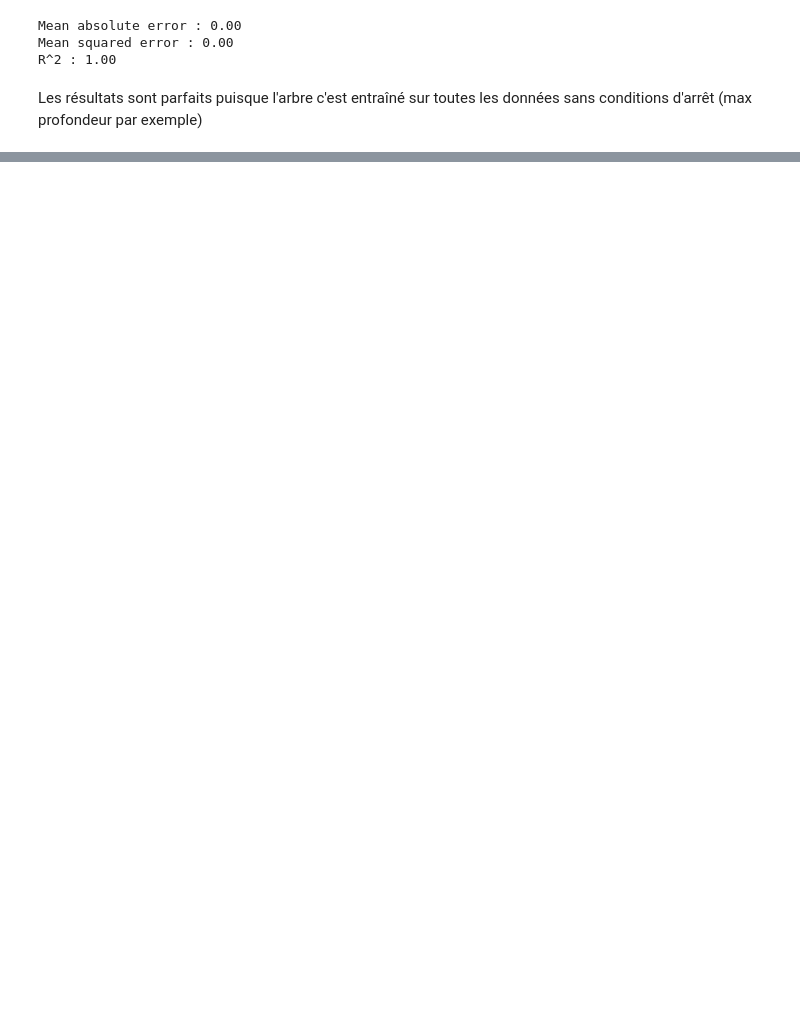
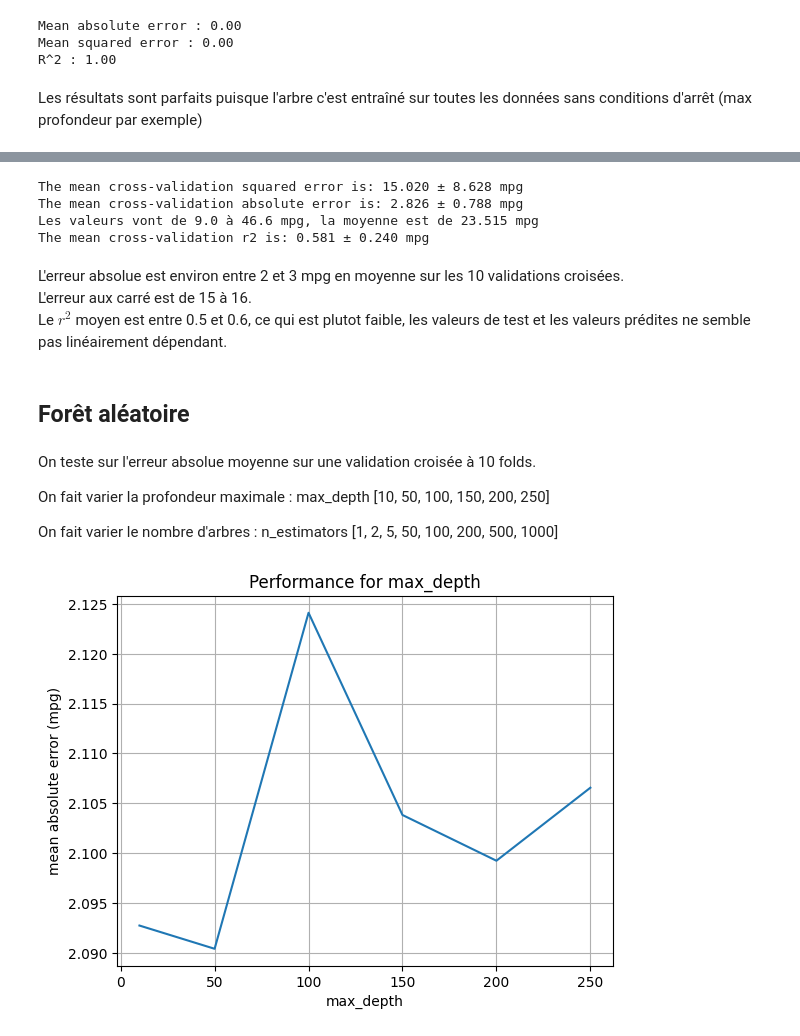
Before and after one commit to Hamza-ABDOULHOUSSEN/Clustering_TP_2022_2023, a Jupyter notebook: 2_Regression.ipynb, the cells around one changed output, grey strips where cells are left out. Cells and saved outputs as stored; diff of their text form; code cells hidden in the pictures; blank space fills up the shorter version.

```diff
--- a/2_Regression.ipynb
+++ b/2_Regression.ipynb
@@ -222,0 +143,75 @@ Les résultats sont parfaits puisque l'arbre c'est entraîné sur toutes les don
+# %%
+from sklearn.model_selection import cross_validate
+
+cv_results = cross_validate(model, X, y, cv=10, scoring=['neg_mean_squared_error', 'neg_mean_absolute_error', 'r2'])
+
+mean_squared_error = -cv_results['test_neg_mean_squared_error']
+mean_absolute_error = -cv_results['test_neg_mean_absolute_error']
+r2 = cv_results['test_r2']
+
+print("The mean cross-validation squared error is: "
+      f"{mean_squared_error.mean():.3f} ± {mean_squared_error.std():.3f} mpg")
+
+print("The mean cross-validation absolute error is: "
+      f"{mean_absolute_error.mean():.3f} ± {mean_absolute_error.std():.3f} mpg")
+
+print(f"Les valeurs vont de {min(y)} à {max(y)} mpg, la moyenne est de {y.mean():.3f} mpg")
+
+print("The mean cross-validation r2 is: "
+      f"{r2.mean():.3f} ± {r2.std():.3f} mpg")
+# %% [output]
+The mean cross-validation squared error is: 15.020 ± 8.628 mpg
+The mean cross-validation absolute error is: 2.826 ± 0.788 mpg
+Les valeurs vont de 9.0 à 46.6 mpg, la moyenne est de 23.515 mpg
+The mean cross-validation r2 is: 0.581 ± 0.240 mpg
+# %% [markdown]
+L'erreur absolue est environ entre 2 et 3 mpg en moyenne sur les 10 validations croisées.
+L'erreur aux carré est de 15 à 16.
+Le $r^2$ moyen est entre 0.5 et 0.6, ce qui est plutot faible, les valeurs de test et les valeurs prédites ne semble pas linéairement dépendant.
+# %% [markdown]
+## Forêt aléatoire
+# %% [markdown]
+On teste sur l'erreur absolue moyenne sur une validation croisée à 10 folds.
+
+On fait varier la profondeur maximale :
+max_depth [10, 50, 100, 150, 200, 250]
+
+On fait varier le nombre d'arbres :
+n_estimators [1, 2, 5, 50, 100, 200, 500, 1000]
+# %%
+# On traite les données manquantes pour ne pas avoir à le faire à chaque fois
+
+imputer = SimpleImputer(missing_values=np.nan, strategy='mean')
+X_imputed = imputer.fit_transform(X)
+X_imputed = pd.DataFrame(X_imputed, columns=X.columns)
+# %%
+from sklearn.ensemble import RandomForestRegressor
+
+max_depth_list = [10, 50, 100, 150, 200, 250]
+
+mean_squared_error = []
+mean_absolute_error = []
+r2 = []
+
+for max_depth in max_depth_list:
+    model = RandomForestRegressor(max_depth=max_depth)
+
+    cv_results = cross_validate(model, X_imputed, y, cv=10, scoring=['neg_mean_squared_error', 'neg_mean_absolute_error', 'r2'])
+
+    mean_squared_error_test = -cv_results['test_neg_mean_squared_error']
+    mean_absolute_error_test = -cv_results['test_neg_mean_absolute_error']
+    r2_test = cv_results['test_r2']
+
+    mean_squared_error.append(mean_squared_error_test.mean())
+    mean_absolute_error.append(mean_absolute_error_test.mean())
+    r2.append(r2_test.mean())
+
+plt.clf()
+plt.plot(max_depth_list, mean_absolute_error)
+plt.title('Performance for max_depth')
+plt.xlabel('max_depth')
+plt.ylabel('mean absolute error (mpg)')
+plt.grid()
+plt.show()
+# %% [output]
+[figure, added]
```
Also changed, not shown: parts of 24 cells of this notebook, 2 other files.
